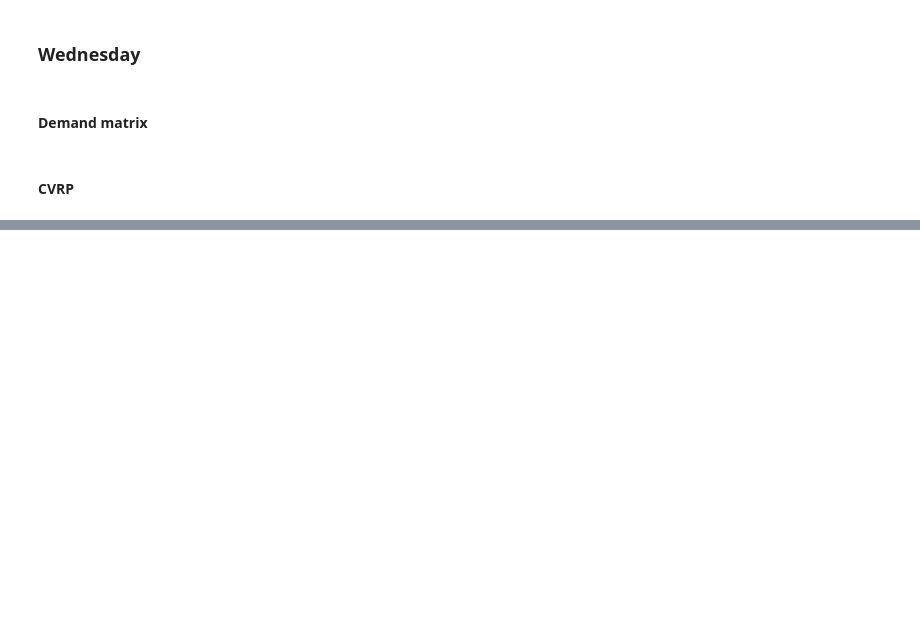
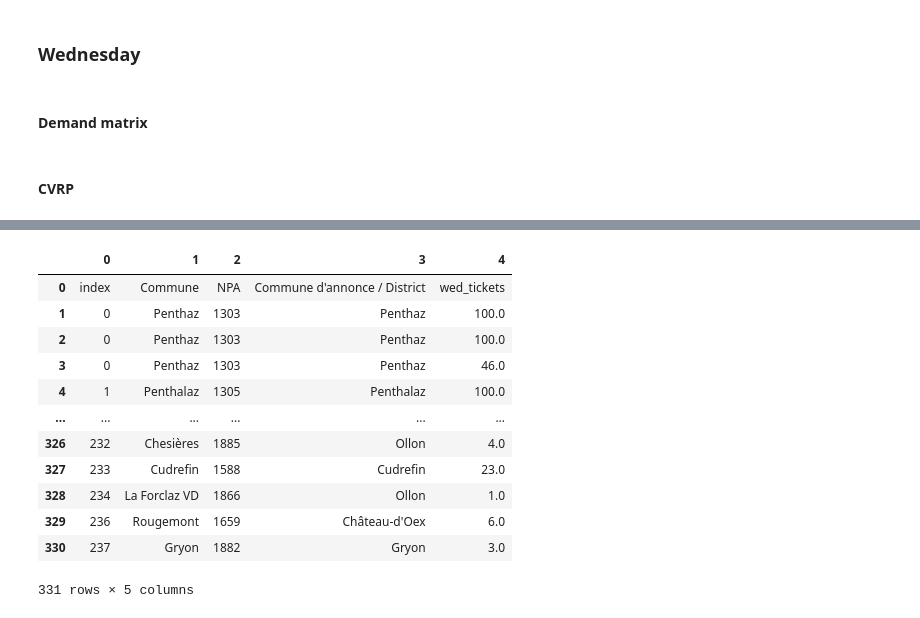
Before and after one commit to baertsch/MGT-530-SLO, a Jupyter notebook: code_new.ipynb, the cells around one changed output, grey strips where cells are left out. Drawn from its saved outputs; the diff is of its cells as text; code cells hidden in the pictures; blank space fills up the shorter version.

```diff
--- a/code_new.ipynb
+++ b/code_new.ipynb
@@ -788,3 +794,19 @@ main()
 
 [126 rows x 5 columns]
 [interactive output not drawn]
+# %%
+pd.read_csv(repo_url + 'Tickets_du_Mercredi.csv', header=None)
+# %% [output]
+|  | 0 | 1 | 2 | 3 | 4 |
+| 0 | index | Commune | NPA | Commune d'annonce / District | wed_tickets |
+| 1 | 0 | Penthaz | 1303 | Penthaz | 100.0 |
+| 2 | 0 | Penthaz | 1303 | Penthaz | 100.0 |
+| 3 | 0 | Penthaz | 1303 | Penthaz | 46.0 |
+| 4 | 1 | Penthalaz | 1305 | Penthalaz | 100.0 |
+| ... | ... | ... | ... | ... | ... |
+| 326 | 232 | Chesières | 1885 | Ollon | 4.0 |
+| 327 | 233 | Cudrefin | 1588 | Cudrefin | 23.0 |
+| 328 | 234 | La Forclaz VD | 1866 | Ollon | 1.0 |
+| 329 | 236 | Rougemont | 1659 | Château-d'Oex | 6.0 |
+| 330 | 237 | Gryon | 1882 | Gryon | 3.0 |
+331 rows × 5 columns
```
Also changed, not shown: parts of 11 cells of this notebook.
